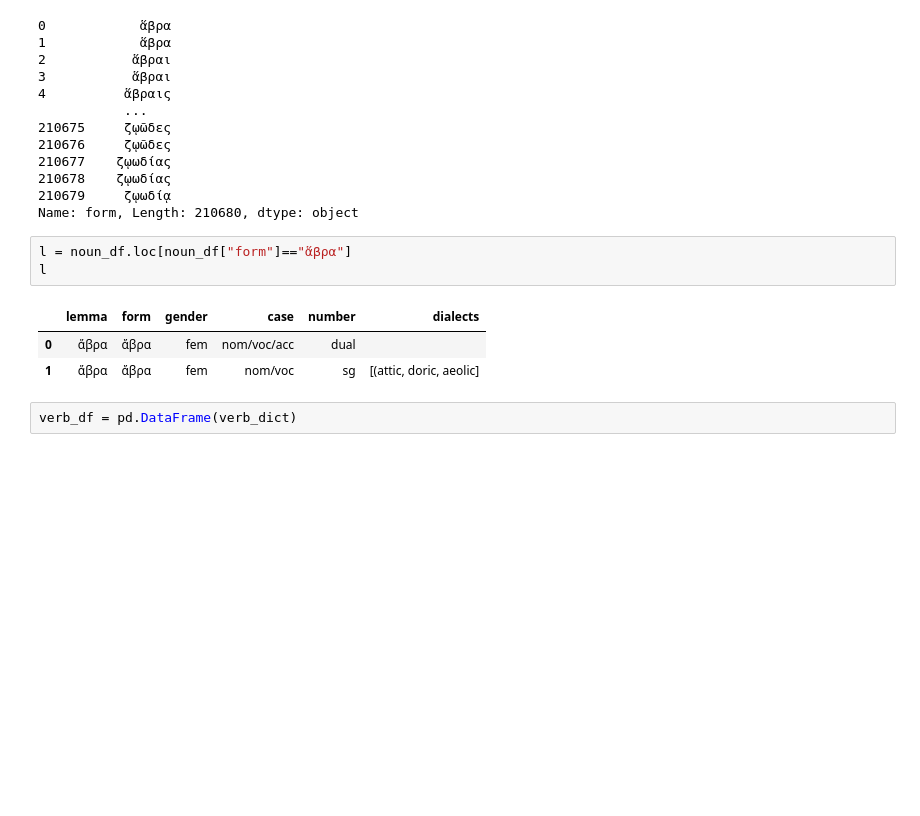
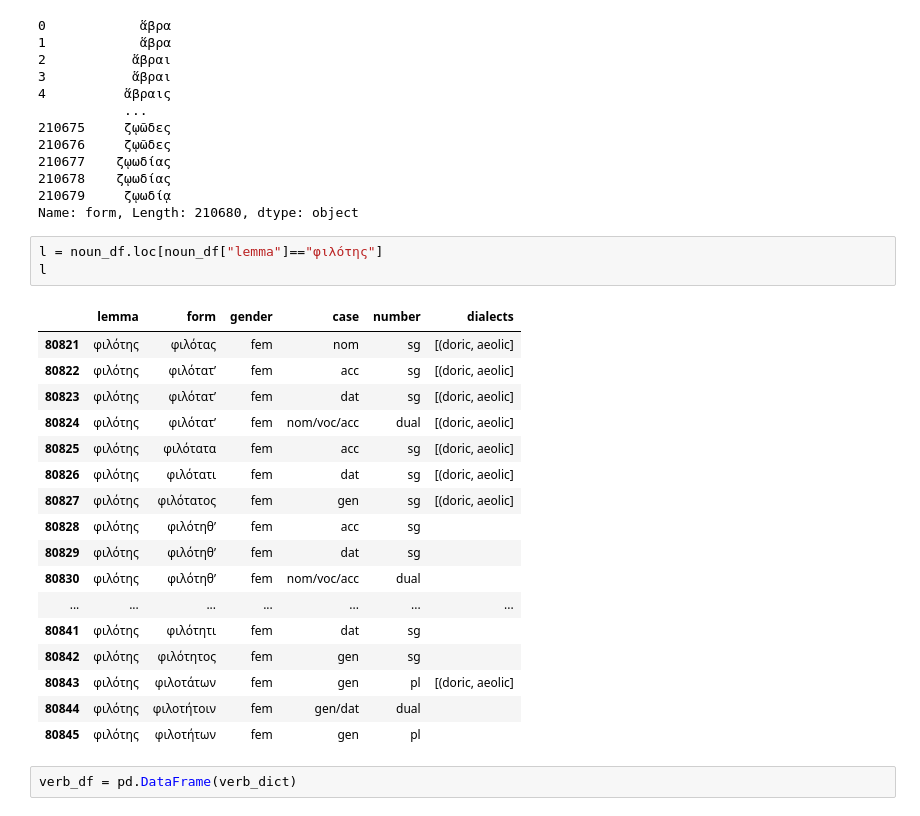
Before and after one commit to CaterinaDAngelo/thesis, a Jupyter notebook: re-inflection_function.ipynb, the cells around one changed output. Drawn from its saved outputs; the diff is of its cells as text; blank space fills up the shorter version.

```diff
--- a/re-inflection_function.ipynb
+++ b/re-inflection_function.ipynb
@@ -36,12 +36,26 @@ noun_df["form"]
 210679     ζῳωδίᾳ
 Name: form, Length: 210680, dtype: object
 # %%
-l = noun_df.loc[noun_df["form"]=="ἅβρα"]
+l = noun_df.loc[noun_df["lemma"]=="φιλότης"]
 l
 # %% [output]
 |  | lemma | form | gender | case | number | dialects |
-| 0 | ἅβρα | ἅβρα | fem | nom/voc/acc | dual |  |
-| 1 | ἅβρα | ἅβρα | fem | nom/voc | sg | [(attic, doric, aeolic] |
+| 80821 | φιλότης | φιλότας | fem | nom | sg | [(doric, aeolic] |
+| 80822 | φιλότης | φιλότατ’ | fem | acc | sg | [(doric, aeolic] |
+| 80823 | φιλότης | φιλότατ’ | fem | dat | sg | [(doric, aeolic] |
+| 80824 | φιλότης | φιλότατ’ | fem | nom/voc/acc | dual | [(doric, aeolic] |
+| 80825 | φιλότης | φιλότατα | fem | acc | sg | [(doric, aeolic] |
+| 80826 | φιλότης | φιλότατι | fem | dat | sg | [(doric, aeolic] |
+| 80827 | φιλότης | φιλότατος | fem | gen | sg | [(doric, aeolic] |
+| 80828 | φιλότης | φιλότηθ’ | fem | acc | sg |  |
+| 80829 | φιλότης | φιλότηθ’ | fem | dat | sg |  |
+| 80830 | φιλότης | φιλότηθ’ | fem | nom/voc/acc | dual |  |
+| ... | ... | ... | ... | ... | ... | ... |
+| 80841 | φιλότης | φιλότητι | fem | dat | sg |  |
+| 80842 | φιλότης | φιλότητος | fem | gen | sg |  |
+| 80843 | φιλότης | φιλοτάτων | fem | gen | pl | [(doric, aeolic] |
+| 80844 | φιλότης | φιλοτήτοιν | fem | gen/dat | dual |  |
+| 80845 | φιλότης | φιλοτήτων | fem | gen | pl |  |
 # %%
 verb_df = pd.DataFrame(verb_dict)
 # %%
```
Also changed, not shown: parts of 7 cells of this notebook, 2 other files.
